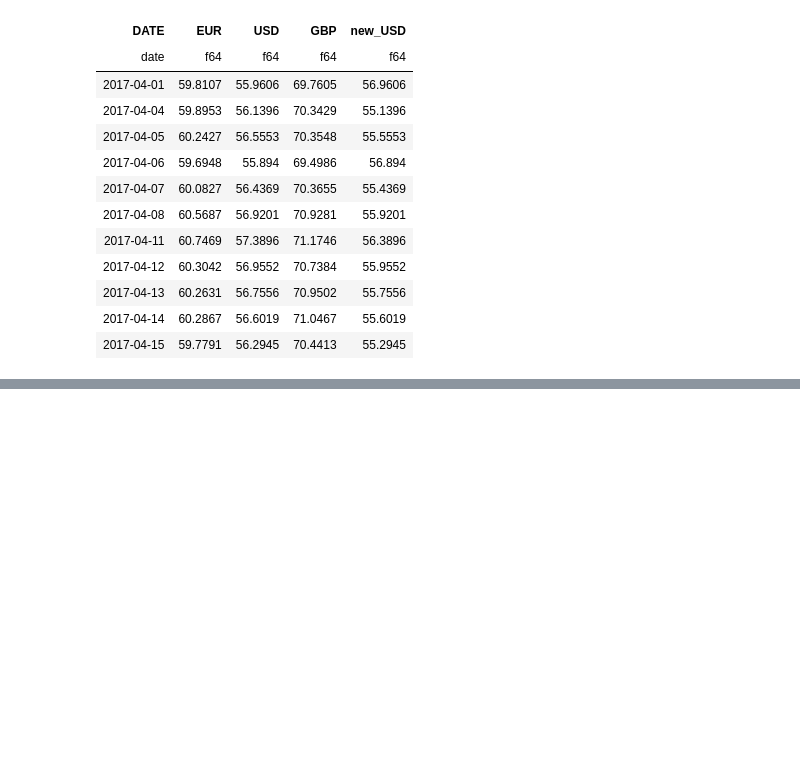
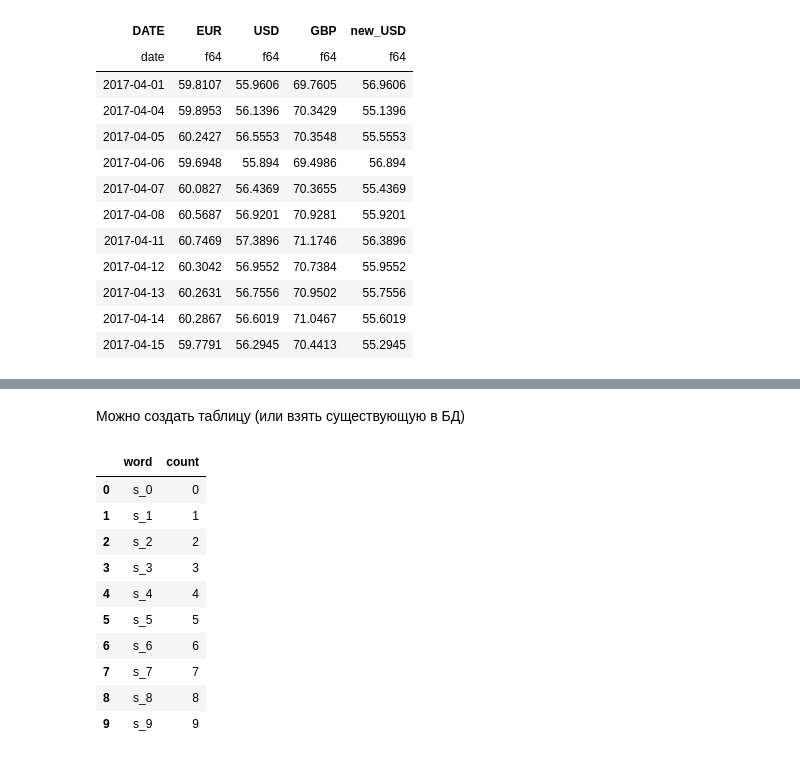
Before and after one commit to alexmk7/python-2023, a Jupyter notebook: 04.Pandas_Introduction.ipynb, the cells around one changed output, grey strips where cells are left out. Saved outputs shown, nothing was run; the diff lists cells and outputs as text; code cells hidden in the pictures; blank space fills up the shorter version.

```diff
--- a/04.Pandas_Introduction.ipynb
+++ b/04.Pandas_Introduction.ipynb
@@ -673,0 +725,29 @@ shape: (11, 5)
+# %% [markdown]
+Можно создать таблицу (или взять существующую в БД)
+# %%
+with engine.begin() as conn:
+    conn.execute(
+        text("""
+                CREATE TABLE IF NOT EXISTS words(
+                     word VARCHAR(20),
+                     count INT
+                );
+            """)
+    )
+    for idx in range(10):
+        conn.execute(text("INSERT INTO words(word, count) VALUES (:word, :count)"), parameters=dict(word=f"s_{idx}", count=idx))
+
+df_new = pd.read_sql_table("words", engine)
+df_new
+# %% [output]
+|  | word | count |
+| 0 | s_0 | 0 |
+| 1 | s_1 | 1 |
+| 2 | s_2 | 2 |
+| 3 | s_3 | 3 |
+| 4 | s_4 | 4 |
+| 5 | s_5 | 5 |
+| 6 | s_6 | 6 |
+| 7 | s_7 | 7 |
+| 8 | s_8 | 8 |
+| 9 | s_9 | 9 |
```
Also changed, not shown: parts of 12 cells of this notebook, 1 other file.
